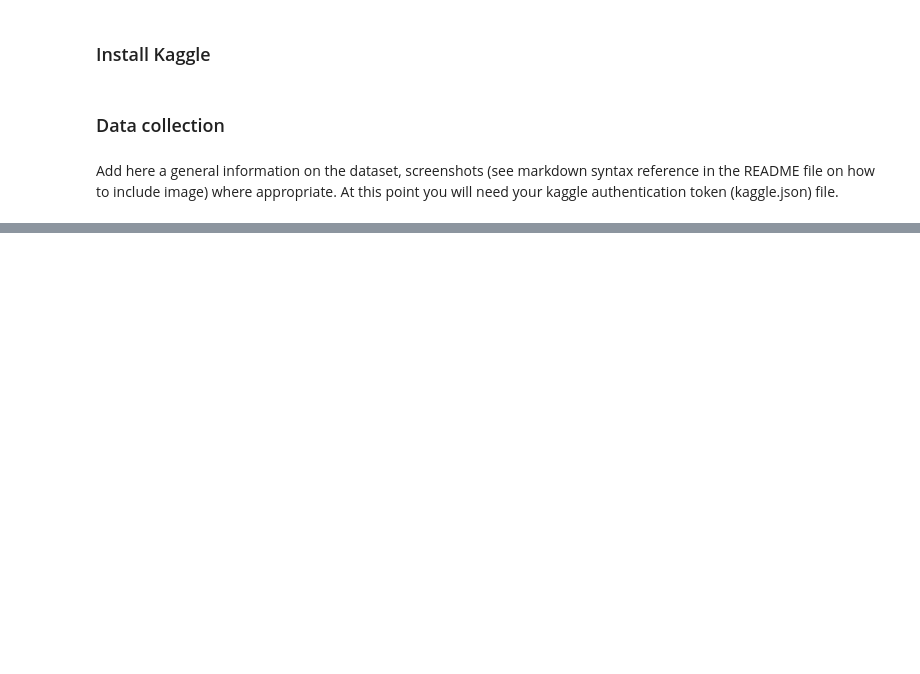
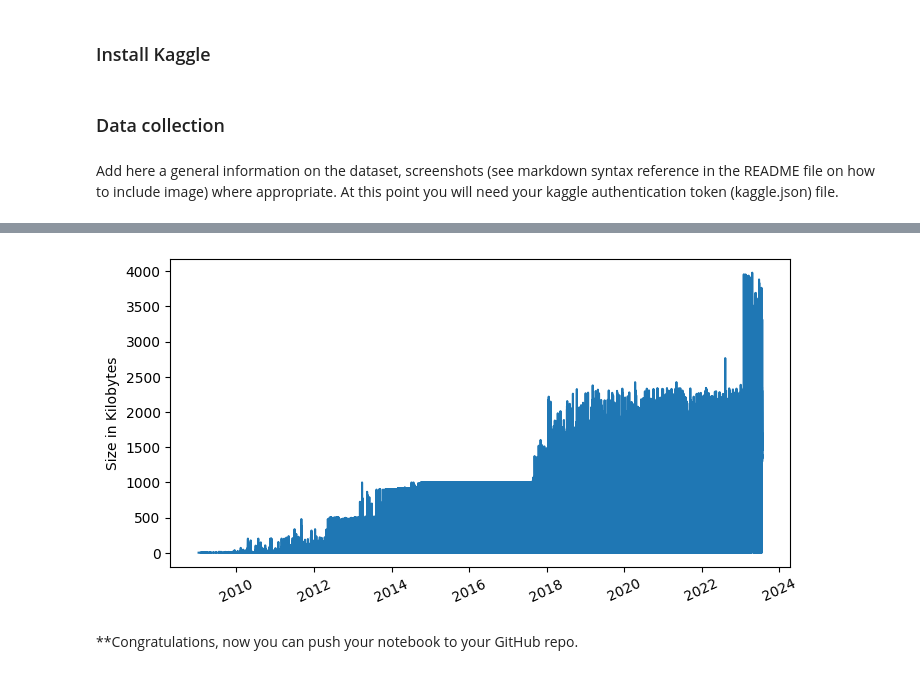
Before and after one commit to DrSYakovlev/ml-template-images, a Jupyter notebook: jupyter_notebooks/1_data_collection.ipynb, the cells around one changed output, grey strips where cells are left out. Saved outputs shown, nothing was run; the diff lists cells and outputs as text; code cells hidden in the pictures; blank space fills up the shorter version.

```diff
--- a/jupyter_notebooks/1_data_collection.ipynb
+++ b/jupyter_notebooks/1_data_collection.ipynb
@@ -45,0 +123,6 @@ Add here a general information on the dataset, screenshots (see markdown syntax
+# %%
+plot(x=hist_data["datetime"], y=hist_data["size"].apply(lambda x: x / 1000), ylabel="Size in Kilobytes")
+# %% [output]
+[figure, added]
+# %% [markdown]
+**Congratulations, now you can push your notebook to your GitHub repo.
```
Also changed, not shown: parts of 18 cells of this notebook, 8 other files.
